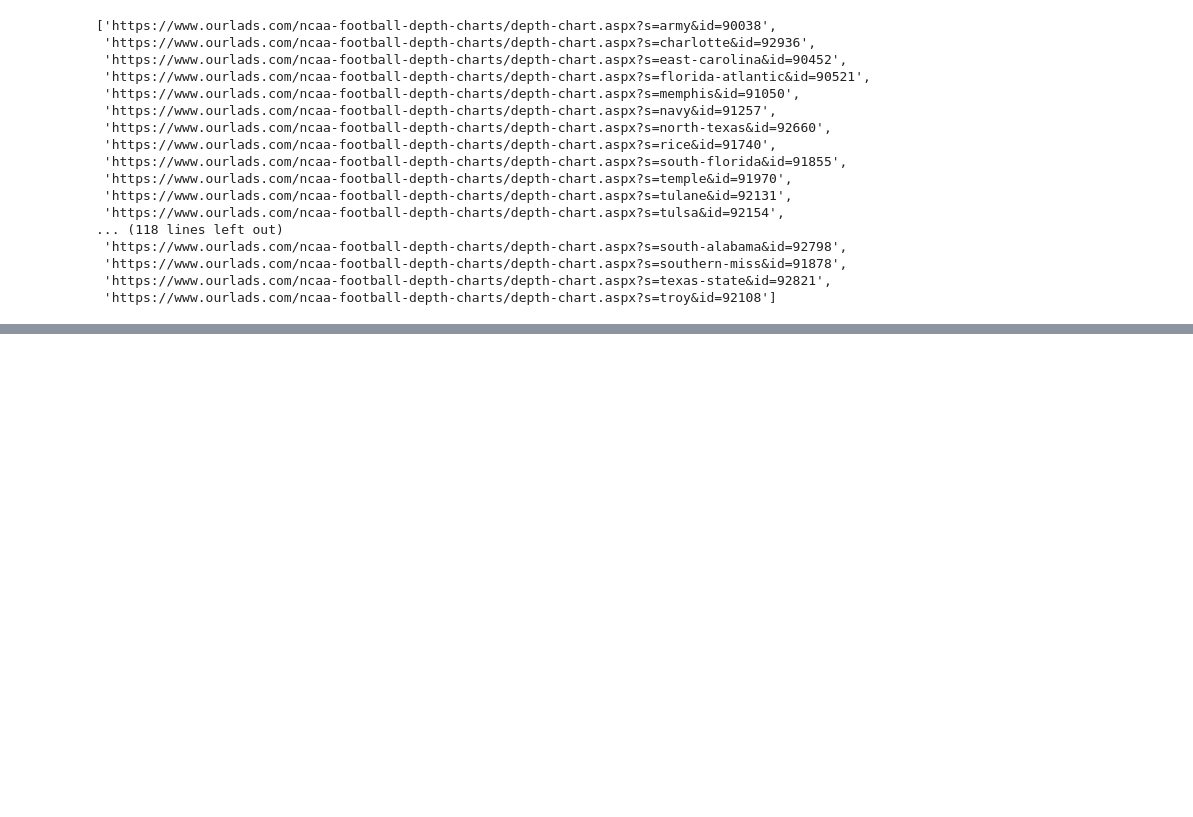
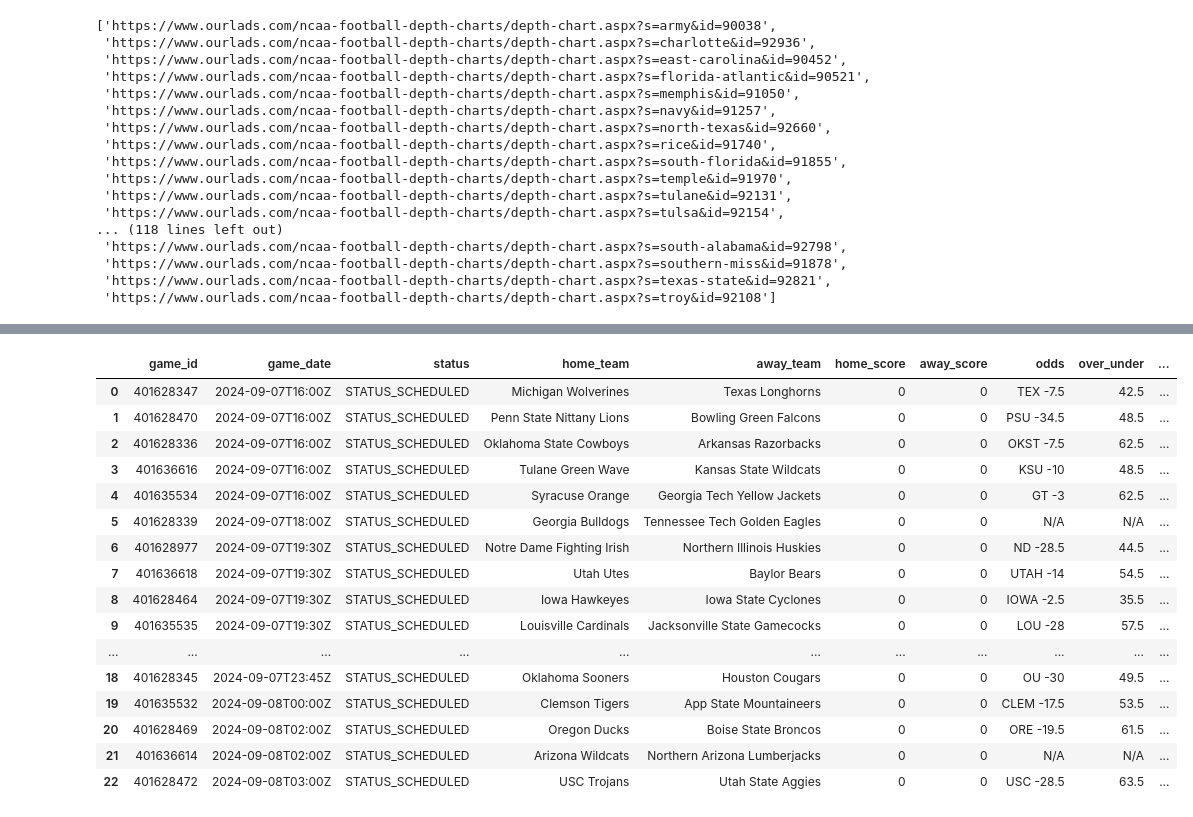
Before and after one commit to George-Michael-Dagogo/sales, a Jupyter notebook: main.ipynb, the cells around one changed output, grey strips where cells are left out. Cells and saved outputs as stored; diff of their text form; code cells hidden in the pictures; blank space fills up the shorter version.

```diff
--- a/main.ipynb
+++ b/main.ipynb
@@ -144,0 +155,62 @@ CSV files merged successfully into 'merged_output.csv'!
+# %%
+import requests
+import pandas as pd
+from pandas import json_normalize
+
+def fetch_live_scores():
+    url = "https://site.api.espn.com/apis/site/v2/sports/football/college-football/scoreboard"
+    payload = {'limit':'100'}
+    response = requests.get(url,params=payload)
+    return response.json()
+
+def create_pandas_dataframe():
+    data = fetch_live_scores()
+    events = data['events']
+
+    df = json_normalize(events)
+
+    df['game_id'] = df['id']
+    df['game_date'] = df['date']
+    df['status'] = df['status.type.name']
+    df['home_team'] = df['competitions'].apply(lambda x: x[0]['competitors'][0]['team']['displayName'])
+    df['away_team'] = df['competitions'].apply(lambda x: x[0]['competitors'][1]['team']['displayName'])
+    df['home_score'] = df['competitions'].apply(lambda x: x[0]['competitors'][0]['score'])
+    df['away_score'] = df['competitions'].apply(lambda x: x[0]['competitors'][1]['score'])
+
+    # Adding odds information
+    df['odds'] = df['competitions'].apply(lambda x: x[0].get('odds', [{}])[0].get('details', 'N/A'))
+    df['over_under'] = df['competitions'].apply(lambda x: x[0].get('odds', [{}])[0].get('overUnder', 'N/A'))
+
+    # Adding home and away team odds (spread)
+    df['home_team_odds'] = df['competitions'].apply(lambda x: x[0]['competitors'][0].get('odds', {}).get('spreadOdds', 'N/A'))
+    df['away_team_odds'] = df['competitions'].apply(lambda x: x[0]['competitors'][1].get('odds', {}).get('spreadOdds', 'N/A'))
+
+    columns_of_interest = ['game_id', 'game_date', 'status', 'home_team', 'away_team',
+                           'home_score', 'away_score', 'odds', 'over_under',
+                           'home_team_odds', 'away_team_odds']
+    df = df[columns_of_interest]
+
+    return df
+
+# Create the DataFrame
+df = create_pandas_dataframe()
+
+df
+# %% [output]
+|  | game_id | game_date | status | home_team | away_team | home_score | away_score | odds | over_under | ... |
+| 0 | 401628347 | 2024-09-07T16:00Z | STATUS_SCHEDULED | Michigan Wolverines | Texas Longhorns | 0 | 0 | TEX -7.5 | 42.5 | ... |
+| 1 | 401628470 | 2024-09-07T16:00Z | STATUS_SCHEDULED | Penn State Nittany Lions | Bowling Green Falcons | 0 | 0 | PSU -34.5 | 48.5 | ... |
+| 2 | 401628336 | 2024-09-07T16:00Z | STATUS_SCHEDULED | Oklahoma State Cowboys | Arkansas Razorbacks | 0 | 0 | OKST -7.5 | 62.5 | ... |
+| 3 | 401636616 | 2024-09-07T16:00Z | STATUS_SCHEDULED | Tulane Green Wave | Kansas State Wildcats | 0 | 0 | KSU -10 | 48.5 | ... |
+| 4 | 401635534 | 2024-09-07T16:00Z | STATUS_SCHEDULED | Syracuse Orange | Georgia Tech Yellow Jackets | 0 | 0 | GT -3 | 62.5 | ... |
+| 5 | 401628339 | 2024-09-07T18:00Z | STATUS_SCHEDULED | Georgia Bulldogs | Tennessee Tech Golden Eagles | 0 | 0 | N/A | N/A | ... |
+| 6 | 401628977 | 2024-09-07T19:30Z | STATUS_SCHEDULED | Notre Dame Fighting Irish | Northern Illinois Huskies | 0 | 0 | ND -28.5 | 44.5 | ... |
+| 7 | 401636618 | 2024-09-07T19:30Z | STATUS_SCHEDULED | Utah Utes | Baylor Bears | 0 | 0 | UTAH -14 | 54.5 | ... |
+| 8 | 401628464 | 2024-09-07T19:30Z | STATUS_SCHEDULED | Iowa Hawkeyes | Iowa State Cyclones | 0 | 0 | IOWA -2.5 | 35.5 | ... |
+| 9 | 401635535 | 2024-09-07T19:30Z | STATUS_SCHEDULED | Louisville Cardinals | Jacksonville State Gamecocks | 0 | 0 | LOU -28 | 57.5 | ... |
+| ... | ... | ... | ... | ... | ... | ... | ... | ... | ... | ... |
+| 18 | 401628345 | 2024-09-07T23:45Z | STATUS_SCHEDULED | Oklahoma Sooners | Houston Cougars | 0 | 0 | OU -30 | 49.5 | ... |
+| 19 | 401635532 | 2024-09-08T00:00Z | STATUS_SCHEDULED | Clemson Tigers | App State Mountaineers | 0 | 0 | CLEM -17.5 | 53.5 | ... |
+| 20 | 401628469 | 2024-09-08T02:00Z | STATUS_SCHEDULED | Oregon Ducks | Boise State Broncos | 0 | 0 | ORE -19.5 | 61.5 | ... |
+| 21 | 401636614 | 2024-09-08T02:00Z | STATUS_SCHEDULED | Arizona Wildcats | Northern Arizona Lumberjacks | 0 | 0 | N/A | N/A | ... |
+| 22 | 401628472 | 2024-09-08T03:00Z | STATUS_SCHEDULED | USC Trojans | Utah State Aggies | 0 | 0 | USC -28.5 | 63.5 | ... |
```
Also changed, not shown: parts of 5 cells of this notebook, 2 other files.
